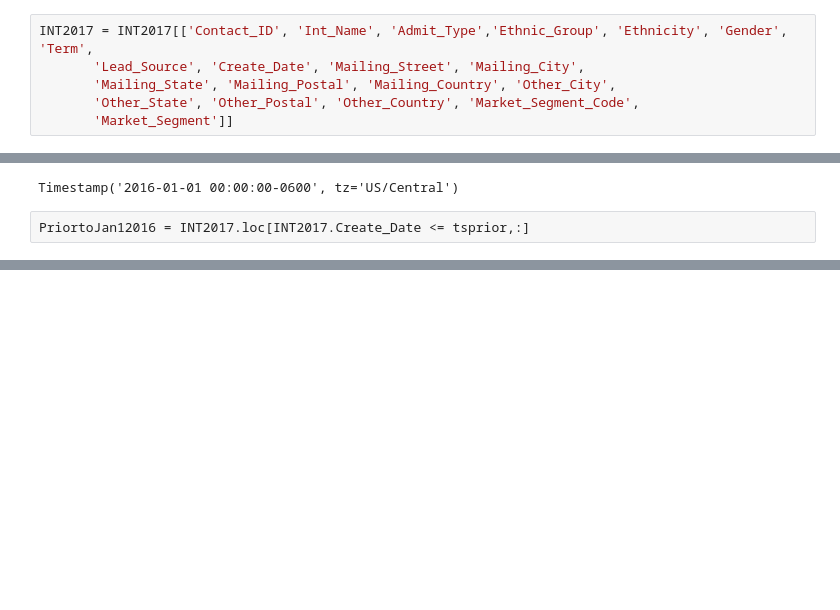
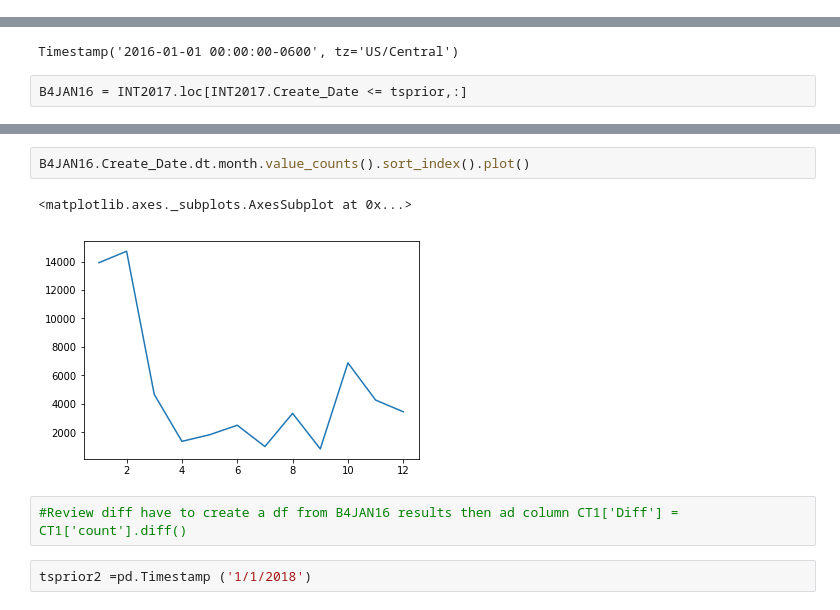
Before and after one commit to EMSA-Analytics/INQ, a Jupyter notebook: SF_MONTH_INQ_REPORT.ipynb, the cells around one changed output, grey strips where cells are left out. Saved outputs shown, nothing was run; the diff lists cells and outputs as text; blank space fills up the shorter version.

```diff
--- a/SF_MONTH_INQ_REPORT.ipynb
+++ b/SF_MONTH_INQ_REPORT.ipynb
@@ -205,7 +236 @@ Index(['Contact_ID', 'Int_Name', 'Admit_Type', 'First_Name', 'Middle_Name',
       dtype='object')
-# %%
-INT2017 = INT2017[['Contact_ID', 'Int_Name', 'Admit_Type','Ethnic_Group', 'Ethnicity', 'Gender', 'Term',
-       'Lead_Source', 'Create_Date', 'Mailing_Street', 'Mailing_City',
-       'Mailing_State', 'Mailing_Postal', 'Mailing_Country', 'Other_City',
-       'Other_State', 'Other_Postal', 'Other_Country', 'Market_Segment_Code',
-       'Market_Segment']]
@@ -218,5 +241,5 @@ tsprior
 # %% [output]
 Timestamp('2016-01-01 00:00:00-0600', tz='US/Central')
 # %%
-PriortoJan12016 = INT2017.loc[INT2017.Create_Date <= tsprior,:]
+B4JAN16 = INT2017.loc[INT2017.Create_Date <= tsprior,:]
 # %%
@@ -225,0 +280,9 @@ len(PriortoJan12016)
+# %%
+B4JAN16.Create_Date.dt.month.value_counts().sort_index().plot()
+# %% [output]
+<matplotlib.axes._subplots.AxesSubplot at 0x...>
+[figure, added]
+# %%
+#Review diff have to create a df from B4JAN16 results then ad column CT1['Diff'] = CT1['count'].diff()
+# %%
+tsprior2 =pd.Timestamp ('1/1/2018')
```
Also changed, not shown: parts of 39 cells of this notebook.
